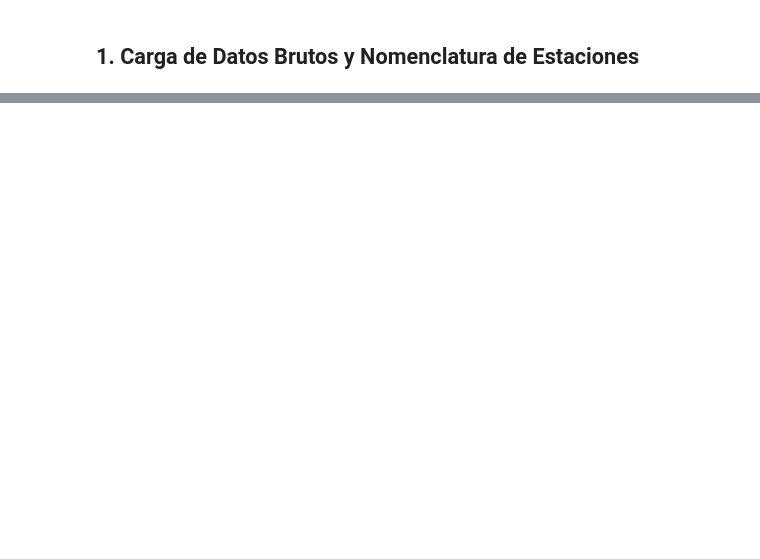
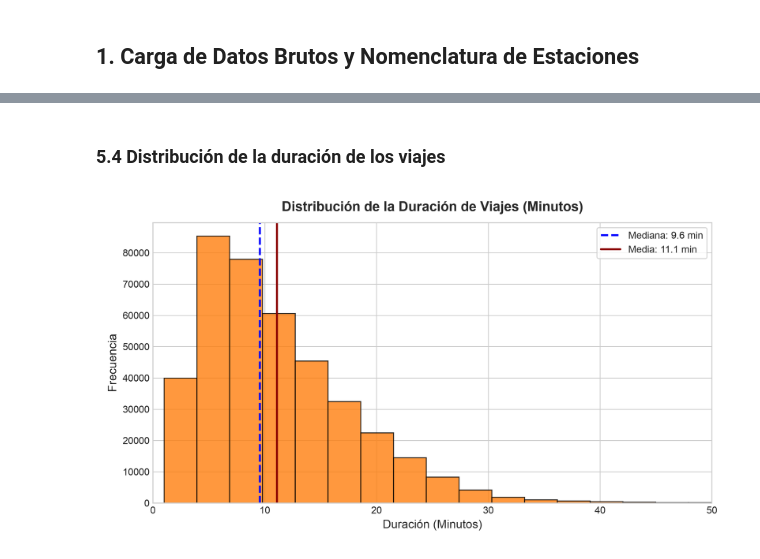
Before and after one commit to AntonioVazquezMartinez/Operacion-de-aprendizaje-automatico---Proyecto-Bici, a Jupyter notebook: notebooks/01_eda_mibici.ipynb, the cells around one changed output, grey strips where cells are left out. Saved outputs shown, nothing was run; the diff lists cells and outputs as text; code cells hidden in the pictures; blank space fills up the shorter version.

```diff
--- a/notebooks/01_eda_mibici.ipynb
+++ b/notebooks/01_eda_mibici.ipynb
@@ -60,0 +226,6 @@ df_features.head(10)
+# %% [markdown]
+### 5.4 Distribución de la duración de los viajes
+# %%
+display(Image(filename='../reports/figures/04_distribucion_duracion.png', width=800))
+# %% [output]
+[figure, added]
```
Also changed, not shown: parts of 33 cells of this notebook.
